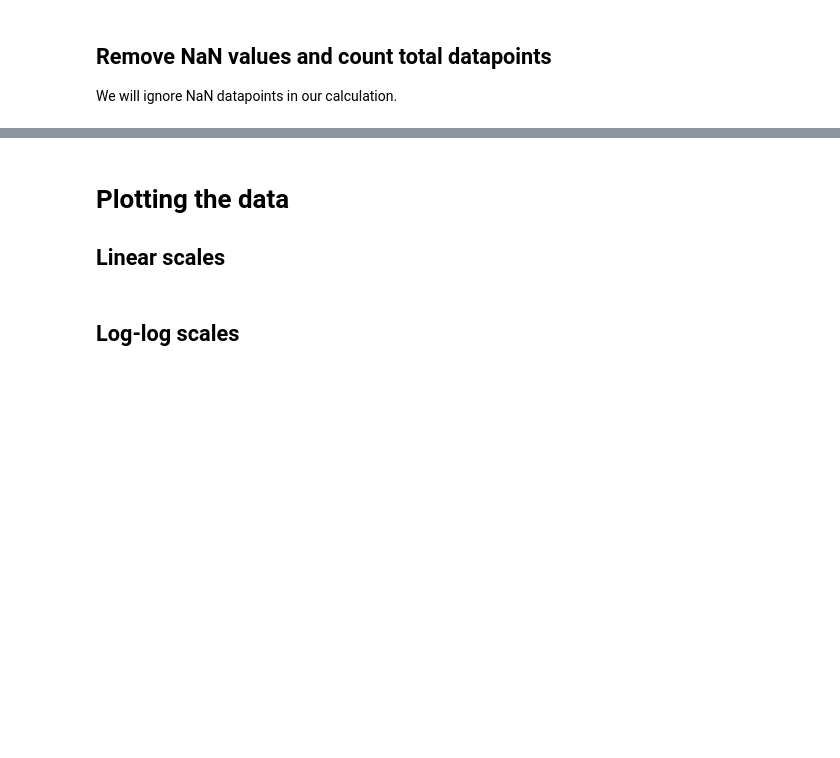
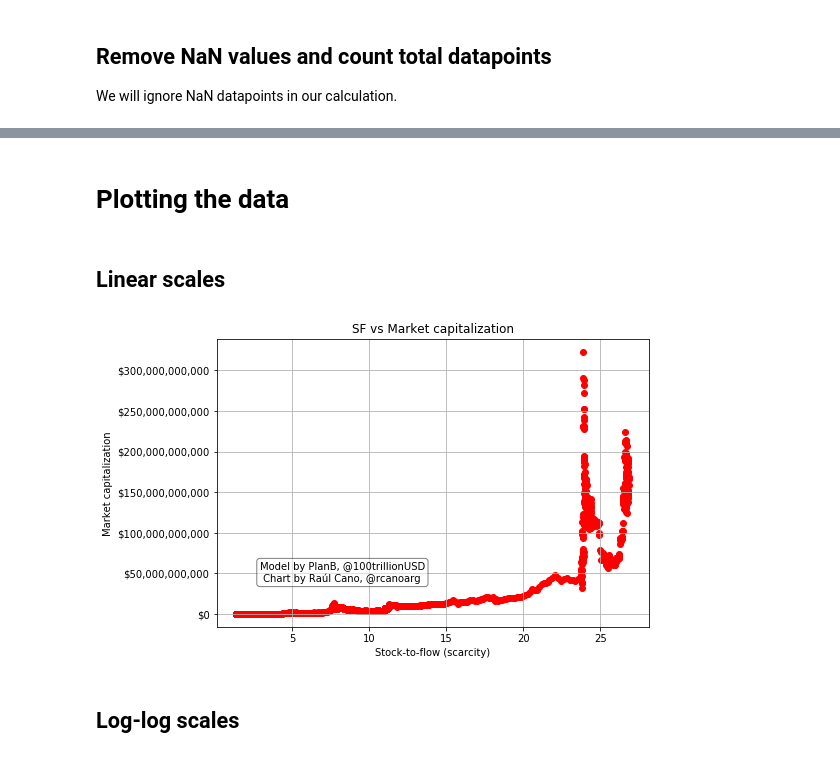
Before and after one commit to raulcano/bitcoin-analysis, a Jupyter notebook: btc-analysis.ipynb, the cells around one changed output, grey strips where cells are left out. Drawn from its saved outputs; the diff is of its cells as text; code cells hidden in the pictures; blank space fills up the shorter version.

```diff
--- a/btc-analysis.ipynb
+++ b/btc-analysis.ipynb
@@ -170,4 +174,2 @@ print('Total datapoints: ' + str(df.shape[0]))
 # %% [markdown]
 # Plotting the data
-
-## Linear scales
@@ -174,18 +180,27 @@ print('Total datapoints: ' + str(df.shape[0]))
+# %% [markdown]
+## Linear scales
 # %%
 colors=['b', 'c', 'y', 'm', 'r']
 fig = plt.figure()
 ax = fig.add_axes([0, 0, 1, 1]) # main axes
 ax.scatter(df['sf_365days'], df['market_cap'], marker='o', color=colors[4])
 ax.set_title('SF vs Market capitalization')
 ax.set_xlabel('Stock-to-flow (scarcity)')
 ax.set_ylabel('Market capitalization')
 
 #ax.get_yaxis().set_major_formatter(ticker.FuncFormatter(lambda x, p: format(int(x), ',')))
 format = '${x:,.0f}'
 tick = ticker.StrMethodFormatter(format)
 ax.yaxis.set_major_formatter(tick)
 plt.grid(True, which="both")
+
+# place the credits
+ax.text(0.1, 0.15, propstext, transform=ax.transAxes, fontsize=10,
+    verticalalignment='bottom', bbox=propsbox)
+
 plt.show()
+# %% [output]
+[figure, added]
 # %% [markdown]
 ## Log-log scales
 # %%
```
Also changed, not shown: parts of 13 cells of this notebook, 10 other files.
